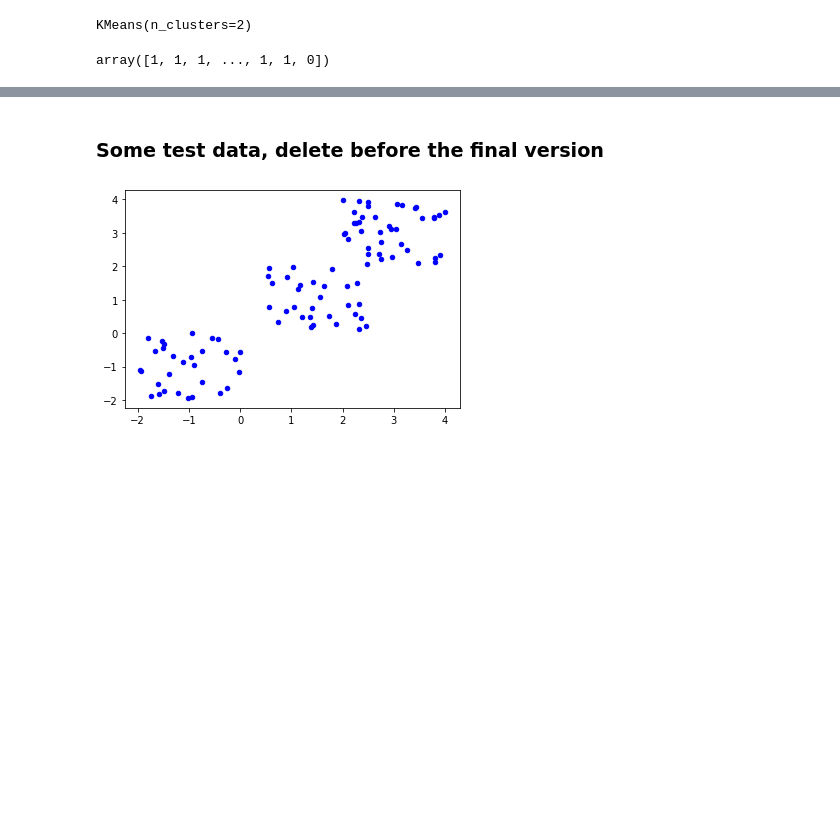
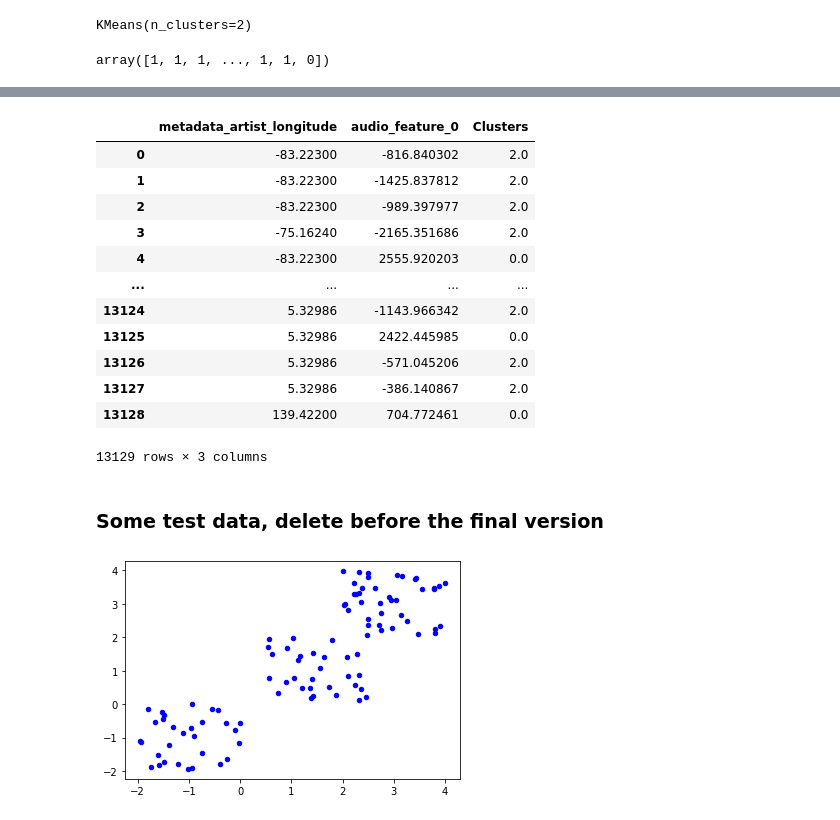
Before and after one commit to PliniLeonardo/ADM_HW4, a Jupyter notebook: Task2.ipynb, the cells around one changed output, grey strips where cells are left out. Cells and saved outputs as stored; diff of their text form; code cells hidden in the pictures; blank space fills up the shorter version.

```diff
--- a/Task2.ipynb
+++ b/Task2.ipynb
@@ -441,3 +528,21 @@ plt.show()
+# %%
+temp = pd.DataFrame([df['metadata_artist_longitude'],df['audio_feature_0']]).T
+temp['Clusters'] = clusters
+temp
+# %% [output]
+|  | metadata_artist_longitude | audio_feature_0 | Clusters |
+| 0 | -83.22300 | -816.840302 | 2.0 |
+| 1 | -83.22300 | -1425.837812 | 2.0 |
+| 2 | -83.22300 | -989.397977 | 2.0 |
+| 3 | -75.16240 | -2165.351686 | 2.0 |
+| 4 | -83.22300 | 2555.920203 | 0.0 |
+| ... | ... | ... | ... |
+| 13124 | 5.32986 | -1143.966342 | 2.0 |
+| 13125 | 5.32986 | 2422.445985 | 0.0 |
+| 13126 | 5.32986 | -571.045206 | 2.0 |
+| 13127 | 5.32986 | -386.140867 | 2.0 |
+| 13128 | 139.42200 | 704.772461 | 0.0 |
+13129 rows × 3 columns
 # %% [markdown]
 ### Some test data, delete before the final version
 # %%
```
Also changed, not shown: parts of 32 cells of this notebook.
